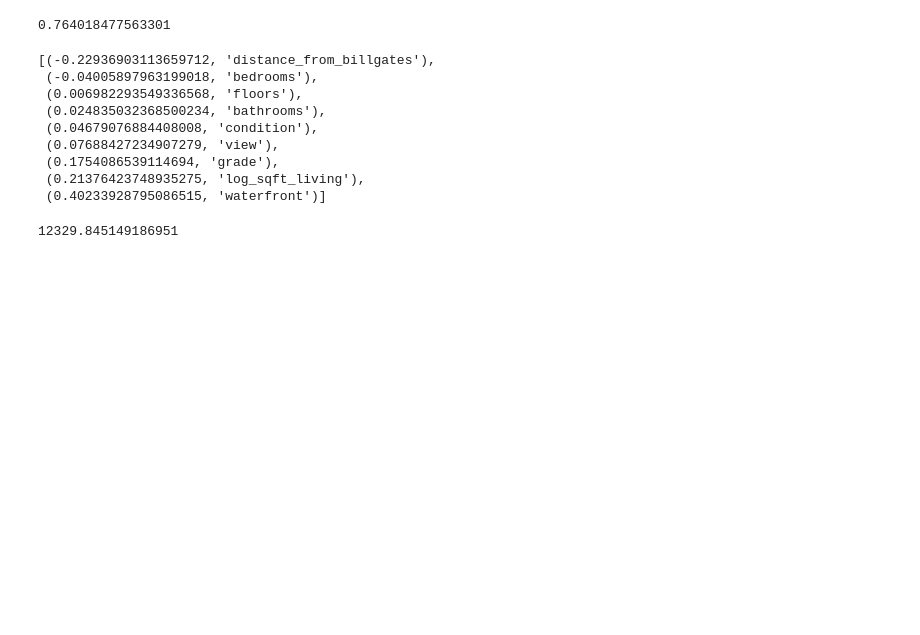
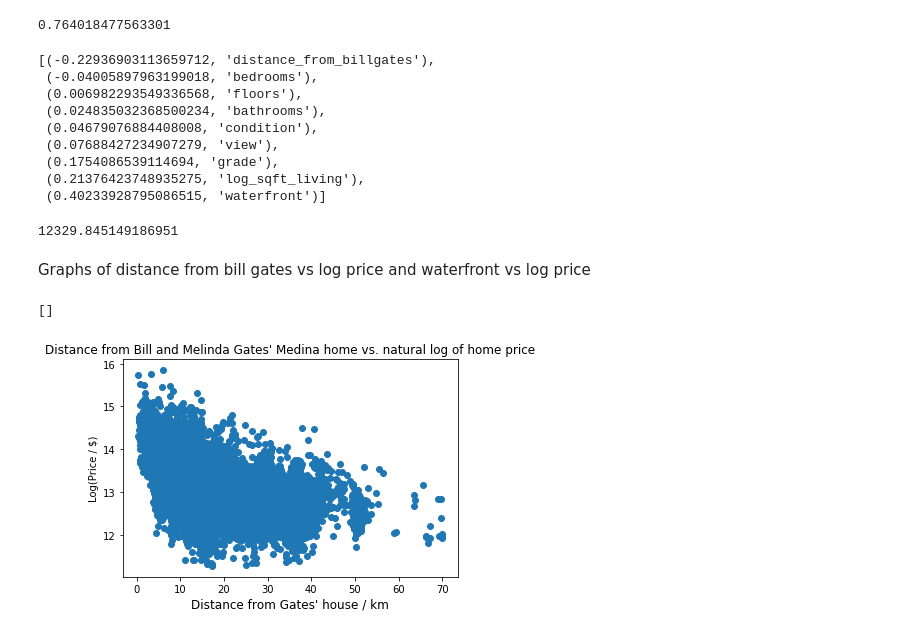
Before and after one commit to allisonhonold/dsc-v2-mod1-final-project-seattle-ds-080519, a Jupyter notebook: allison_data_pipe.ipynb, the cells around one changed output. Drawn from its saved outputs; the diff is of its cells as text; code cells hidden in the pictures; blank space fills up the shorter version.

Commit message:
add graphs of single variables

```diff
--- a/allison_data_pipe.ipynb
+++ b/allison_data_pipe.ipynb
@@ -119,3 +121,15 @@ def dist_from_bill(lat, long):
 dist_from_bill(1,1)
 # %% [output]
 12329.845149186951
+# %% [markdown]
+Graphs of distance from bill gates vs log price and waterfront vs log price
+# %%
+plt.scatter(X['distance_from_billgates'],y)
+plt.title("Distance from Bill and Melinda Gates' Medina home vs. natural log of home price",
+         fontsize='large')
+plt.xlabel("Distance from Gates' house / km", fontsize='large')
+plt.ylabel("Log(Price / $)")
+plt.plot()
+# %% [output]
+[]
+[figure, added]
```
Also changed, not shown: parts of 8 cells of this notebook.
